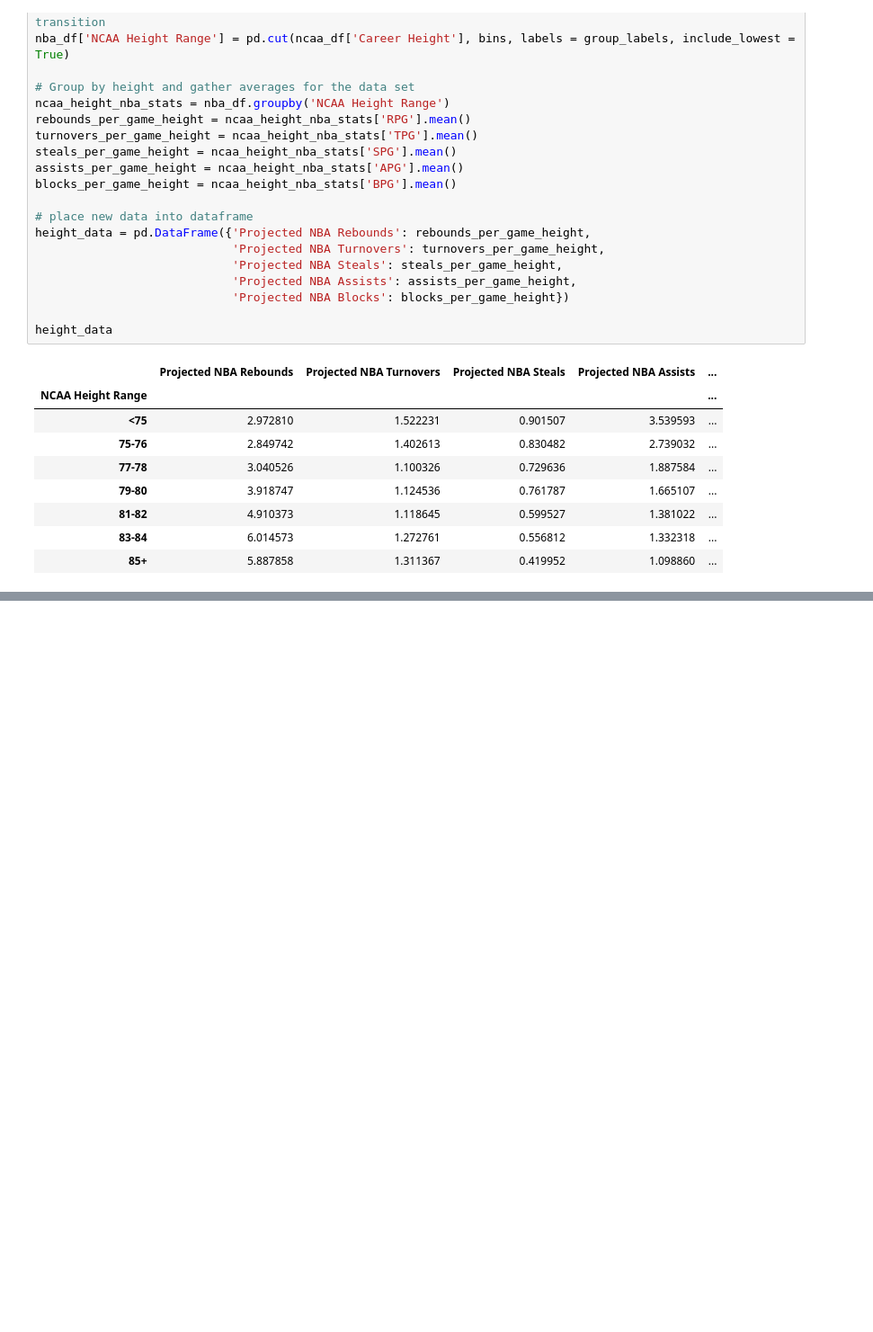
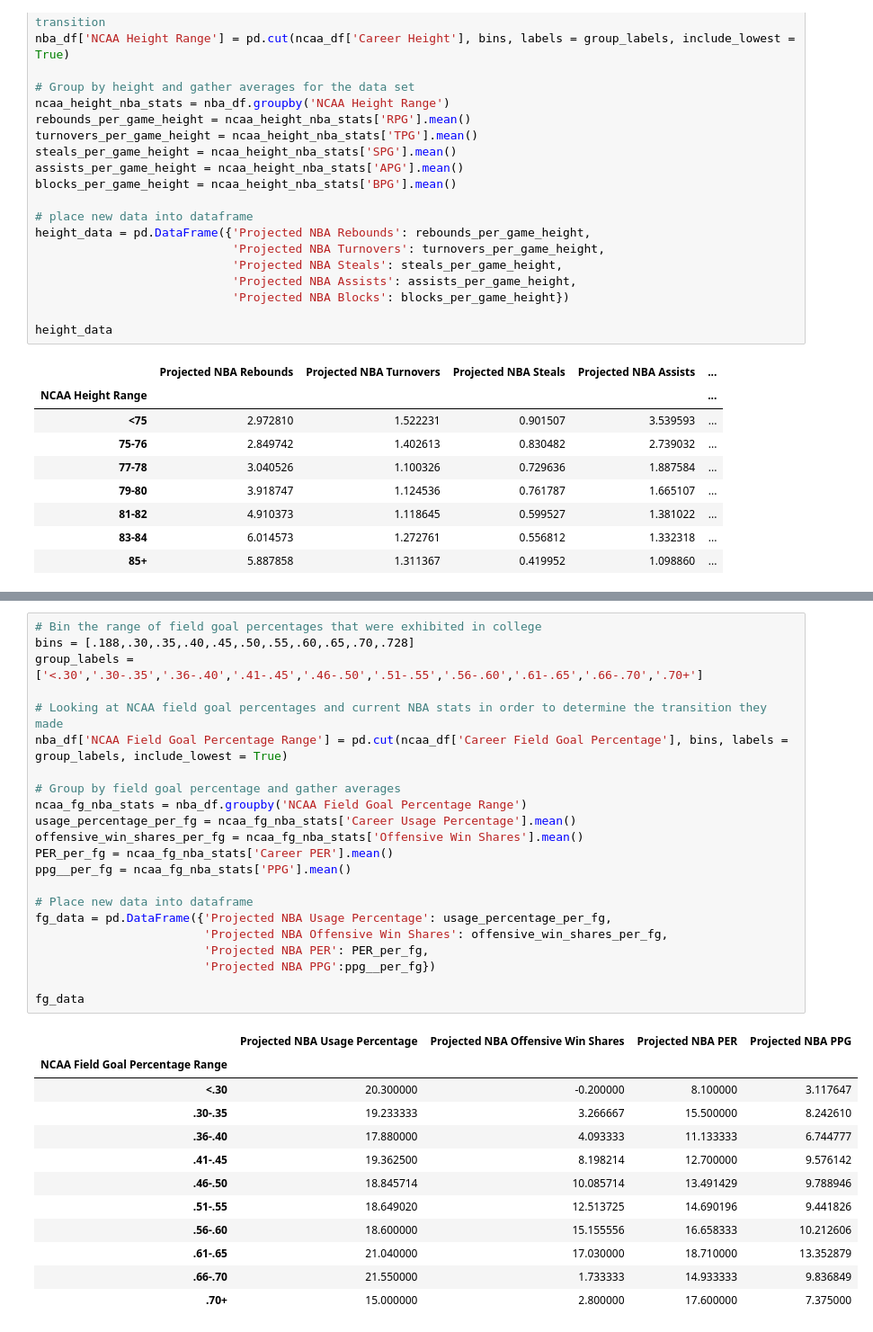
Before and after one commit to Stephen-Chu15/Performance_Translation_Project, a Jupyter notebook: Project_Analysis.ipynb, the cells around one changed output, grey strips where cells are left out. Shown at 90% size. Cells and saved outputs as stored; diff of their text form; blank space fills up the shorter version.

Commit message:
create bins for field goal percentage

```diff
--- a/Project_Analysis.ipynb
+++ b/Project_Analysis.ipynb
@@ -417,0 +429,35 @@ height_data
+# %%
+# Bin the range of field goal percentages that were exhibited in college
+bins = [.188,.30,.35,.40,.45,.50,.55,.60,.65,.70,.728]
+group_labels = ['<.30','.30-.35','.36-.40','.41-.45','.46-.50','.51-.55','.56-.60','.61-.65','.66-.70','.70+']
+
+# Looking at NCAA field goal percentages and current NBA stats in order to determine the transition they made
+nba_df['NCAA Field Goal Percentage Range'] = pd.cut(ncaa_df['Career Field Goal Percentage'], bins, labels = group_labels, include_lowest = True)
+
+# Group by field goal percentage and gather averages
+ncaa_fg_nba_stats = nba_df.groupby('NCAA Field Goal Percentage Range')
+usage_percentage_per_fg = ncaa_fg_nba_stats['Career Usage Percentage'].mean()
+offensive_win_shares_per_fg = ncaa_fg_nba_stats['Offensive Win Shares'].mean()
+PER_per_fg = ncaa_fg_nba_stats['Career PER'].mean()
+ppg__per_fg = ncaa_fg_nba_stats['PPG'].mean()
+
+# Place new data into dataframe
+fg_data = pd.DataFrame({'Projected NBA Usage Percentage': usage_percentage_per_fg,
+                        'Projected NBA Offensive Win Shares': offensive_win_shares_per_fg,
+                        'Projected NBA PER': PER_per_fg,
+                        'Projected NBA PPG':ppg__per_fg})
+
+fg_data
+# %% [output]
+|  | Projected NBA Usage Percentage | Projected NBA Offensive Win Shares | Projected NBA PER | Projected NBA PPG |
+| NCAA Field Goal Percentage Range |  |  |  |  |
+| <.30 | 20.300000 | -0.200000 | 8.100000 | 3.117647 |
+| .30-.35 | 19.233333 | 3.266667 | 15.500000 | 8.242610 |
+| .36-.40 | 17.880000 | 4.093333 | 11.133333 | 6.744777 |
+| .41-.45 | 19.362500 | 8.198214 | 12.700000 | 9.576142 |
+| .46-.50 | 18.845714 | 10.085714 | 13.491429 | 9.788946 |
+| .51-.55 | 18.649020 | 12.513725 | 14.690196 | 9.441826 |
+| .56-.60 | 18.600000 | 15.155556 | 16.658333 | 10.212606 |
+| .61-.65 | 21.040000 | 17.030000 | 18.710000 | 13.352879 |
+| .66-.70 | 21.550000 | 1.733333 | 14.933333 | 9.836849 |
+| .70+ | 15.000000 | 2.800000 | 17.600000 | 7.375000 |
```
Also changed, not shown: parts of 1 cell of this notebook.
